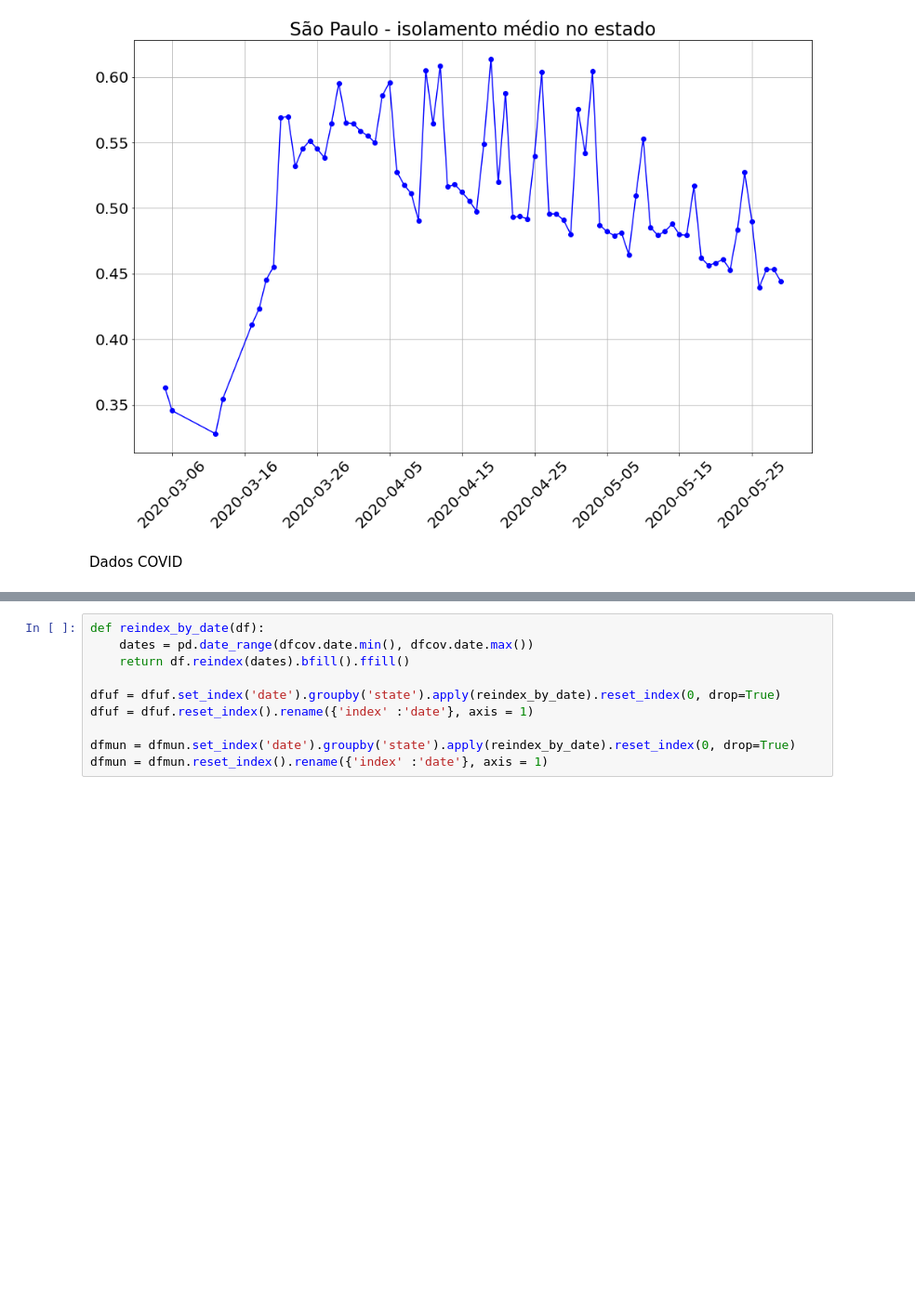
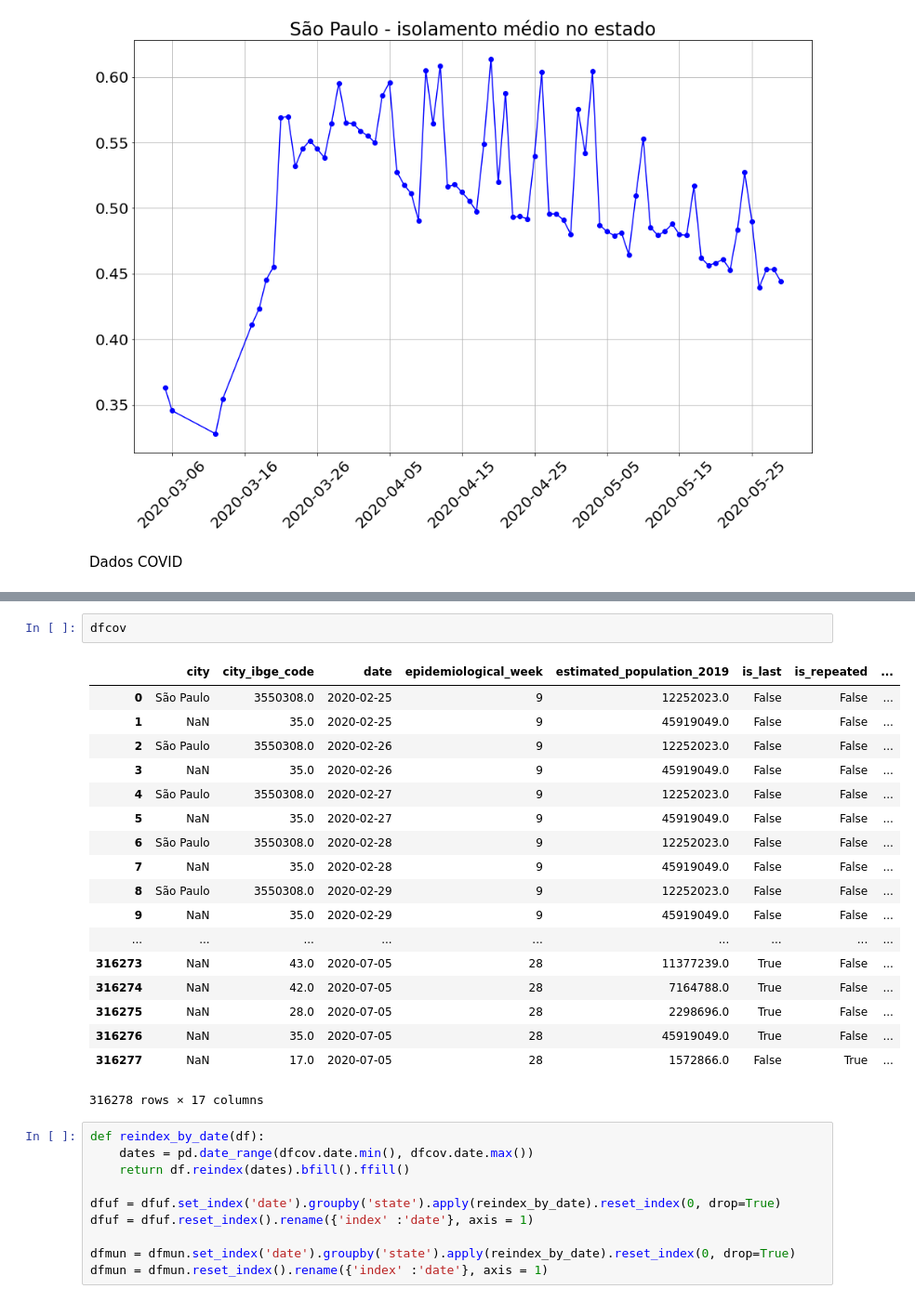
Before and after one commit to paulohubert/covid_discussao, a Jupyter notebook: brasil/covid.ipynb, the cells around one changed output, grey strips where cells are left out. Shown at 93% size. Cells and saved outputs as stored; diff of their text form; blank space fills up the shorter version.

```diff
--- a/brasil/covid.ipynb
+++ b/brasil/covid.ipynb
@@ -55,6 +65,27 @@ dfuf = dfcov.loc[(dfcov.place_type == 'state')]
 dfuf = dfuf.sort_values(by = ['state', 'date'])
 dfmun = dfcov.loc[dfcov.city == 'São Paulo'].copy()
 dfmun = dfmun.sort_values(by = ['date'])
+# %%
+dfcov
+# %% [output]
+|  | city | city_ibge_code | date | epidemiological_week | estimated_population_2019 | is_last | is_repeated | ... |
+| 0 | São Paulo | 3550308.0 | 2020-02-25 | 9 | 12252023.0 | False | False | ... |
+| 1 | NaN | 35.0 | 2020-02-25 | 9 | 45919049.0 | False | False | ... |
+| 2 | São Paulo | 3550308.0 | 2020-02-26 | 9 | 12252023.0 | False | False | ... |
+| 3 | NaN | 35.0 | 2020-02-26 | 9 | 45919049.0 | False | False | ... |
+| 4 | São Paulo | 3550308.0 | 2020-02-27 | 9 | 12252023.0 | False | False | ... |
+| 5 | NaN | 35.0 | 2020-02-27 | 9 | 45919049.0 | False | False | ... |
+| 6 | São Paulo | 3550308.0 | 2020-02-28 | 9 | 12252023.0 | False | False | ... |
+| 7 | NaN | 35.0 | 2020-02-28 | 9 | 45919049.0 | False | False | ... |
+| 8 | São Paulo | 3550308.0 | 2020-02-29 | 9 | 12252023.0 | False | False | ... |
+| 9 | NaN | 35.0 | 2020-02-29 | 9 | 45919049.0 | False | False | ... |
+| ... | ... | ... | ... | ... | ... | ... | ... | ... |
+| 316273 | NaN | 43.0 | 2020-07-05 | 28 | 11377239.0 | True | False | ... |
+| 316274 | NaN | 42.0 | 2020-07-05 | 28 | 7164788.0 | True | False | ... |
+| 316275 | NaN | 28.0 | 2020-07-05 | 28 | 2298696.0 | True | False | ... |
+| 316276 | NaN | 35.0 | 2020-07-05 | 28 | 45919049.0 | True | False | ... |
+| 316277 | NaN | 17.0 | 2020-07-05 | 28 | 1572866.0 | False | True | ... |
+316278 rows × 17 columns
 # %%
 def reindex_by_date(df):
     dates = pd.date_range(dfcov.date.min(), dfcov.date.max())
```
Also changed, not shown: parts of 5 cells of this notebook.
